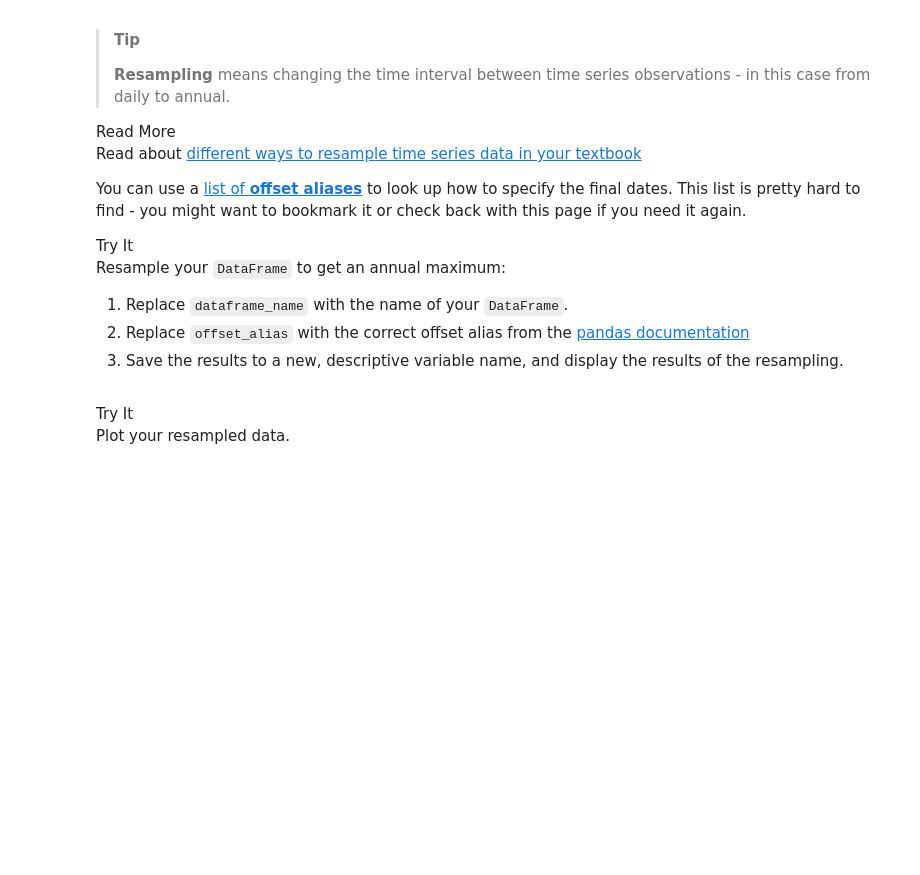
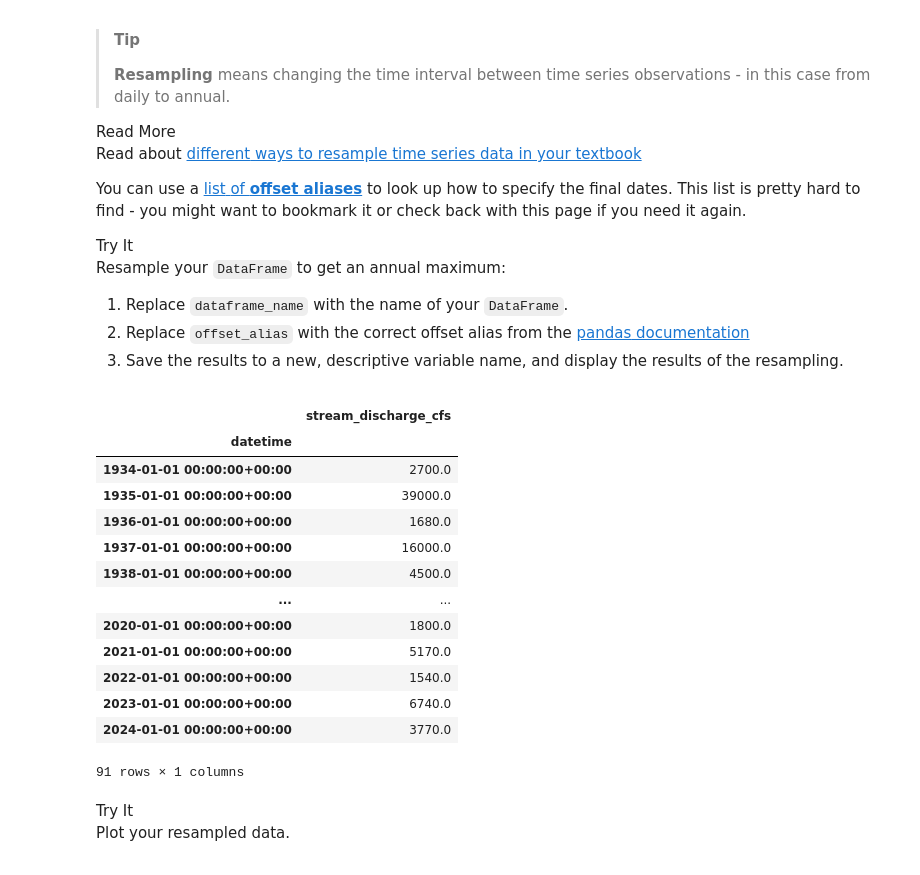
Before and after one commit to cu-esiil-edu/02-flood-rachelsadler, a Jupyter notebook: notebooks/flood-04-frequency.ipynb, the cells around one changed output. Saved outputs shown, nothing was run; the diff lists cells and outputs as text; code cells hidden in the pictures; blank space fills up the shorter version.

```diff
--- a/notebooks/flood-04-frequency.ipynb
+++ b/notebooks/flood-04-frequency.ipynb
@@ -118,7 +127,23 @@ the results of the resampling.</li>
 </ol></div></div>
 # %%
 # Resample to annual maxima
-dataframe_name.resample(offset_alias).max()
+yearlymax=discharge_df.resample('YS').max()
+yearlymax
+# %% [output]
+|  | stream_discharge_cfs |
+| datetime |  |
+| 1934-01-01 00:00:00+00:00 | 2700.0 |
+| 1935-01-01 00:00:00+00:00 | 39000.0 |
+| 1936-01-01 00:00:00+00:00 | 1680.0 |
+| 1937-01-01 00:00:00+00:00 | 16000.0 |
+| 1938-01-01 00:00:00+00:00 | 4500.0 |
+| ... | ... |
+| 2020-01-01 00:00:00+00:00 | 1800.0 |
+| 2021-01-01 00:00:00+00:00 | 5170.0 |
+| 2022-01-01 00:00:00+00:00 | 1540.0 |
+| 2023-01-01 00:00:00+00:00 | 6740.0 |
+| 2024-01-01 00:00:00+00:00 | 3770.0 |
+91 rows × 1 columns
 # %% [markdown]
 <link rel="stylesheet" type="text/css" href="./assets/styles.css"><div class="callout callout-style-default callout-titled callout-task"><div class="callout-header"><div class="callout-icon-container"><i class="callout-icon"></i></div><div class="callout-title-container flex-fill">Try It</div></div><div class="callout-body-container callout-body"><p>Plot your resampled data.</p></div></div>
 # %%
```
Also changed, not shown: parts of 2 cells of this notebook, 2 other files.
